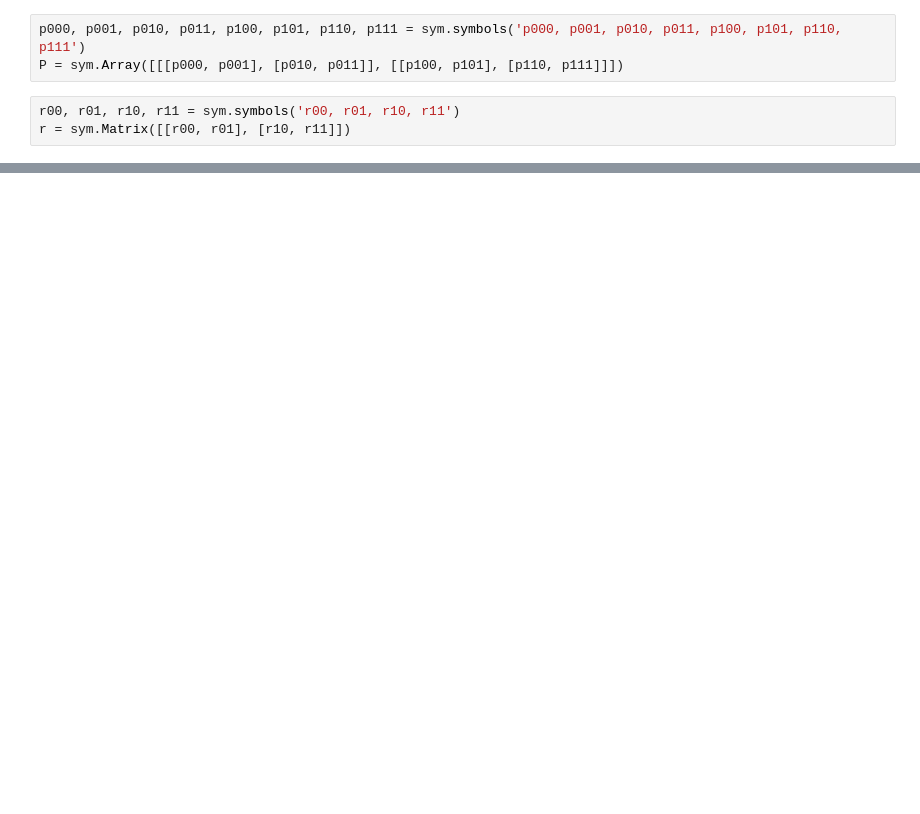
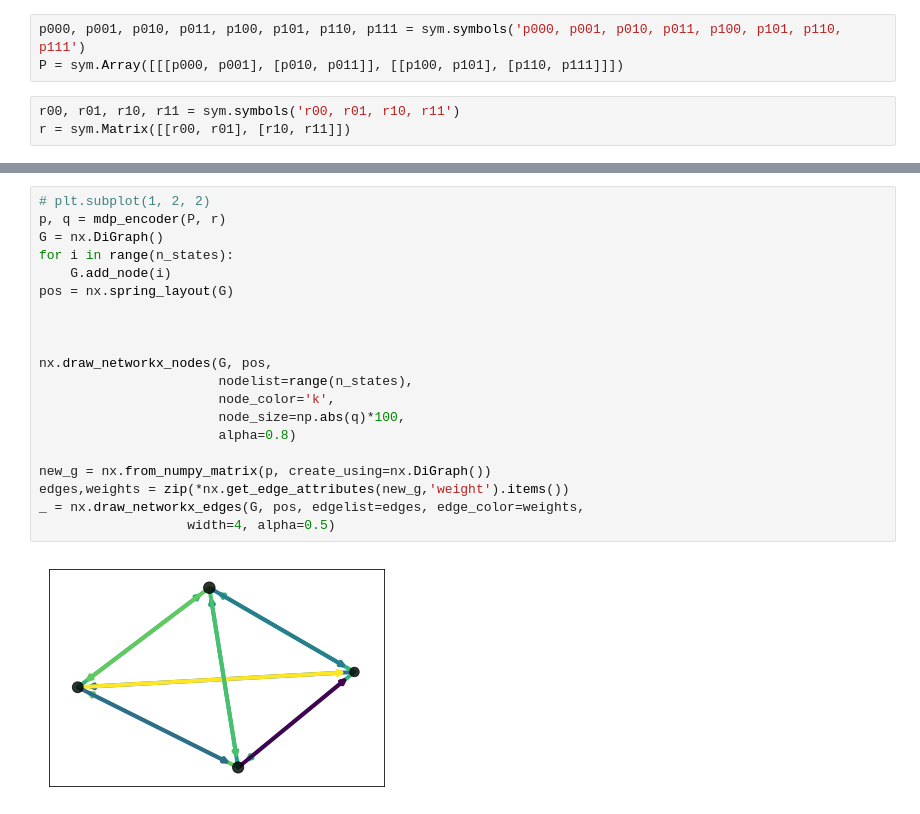
Before and after one commit to act65/masters-thesis, a Jupyter notebook: notes/jupyter/unconstrained-dynamics.ipynb, the cells around one changed output, grey strips where cells are left out. Drawn from its saved outputs; the diff is of its cells as text; blank space fills up the shorter version.

```diff
--- a/notes/jupyter/unconstrained-dynamics.ipynb
+++ b/notes/jupyter/unconstrained-dynamics.ipynb
@@ -50,0 +99,22 @@ r = sym.Matrix([[r00, r01], [r10, r11]])
+# %%
+# plt.subplot(1, 2, 2)
+p, q = mdp_encoder(P, r)
+G = nx.DiGraph()
+for i in range(n_states):
+    G.add_node(i)
+pos = nx.spring_layout(G)
+
+
+
+nx.draw_networkx_nodes(G, pos,
+                       nodelist=range(n_states),
+                       node_color='k',
+                       node_size=np.abs(q)*100,
+                       alpha=0.8)
+
+new_g = nx.from_numpy_matrix(p, create_using=nx.DiGraph())
+edges,weights = zip(*nx.get_edge_attributes(new_g,'weight').items())
+_ = nx.draw_networkx_edges(G, pos, edgelist=edges, edge_color=weights,
+                   width=4, alpha=0.5)
+# %% [output]
+[figure, added]
```
Also changed, not shown: parts of 12 cells of this notebook, 1 other file.
